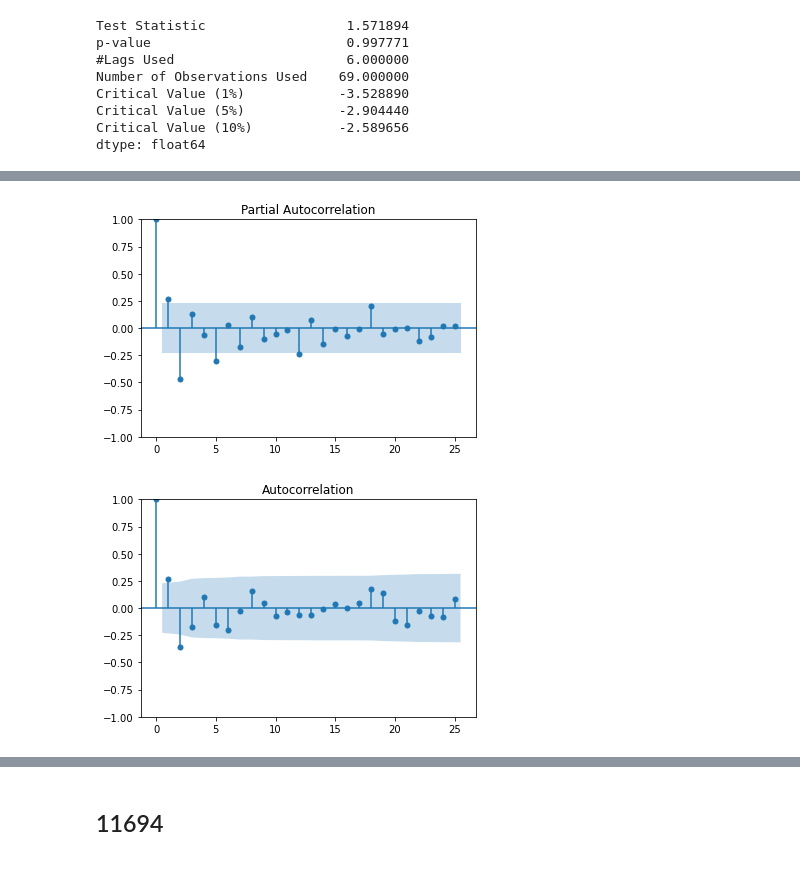
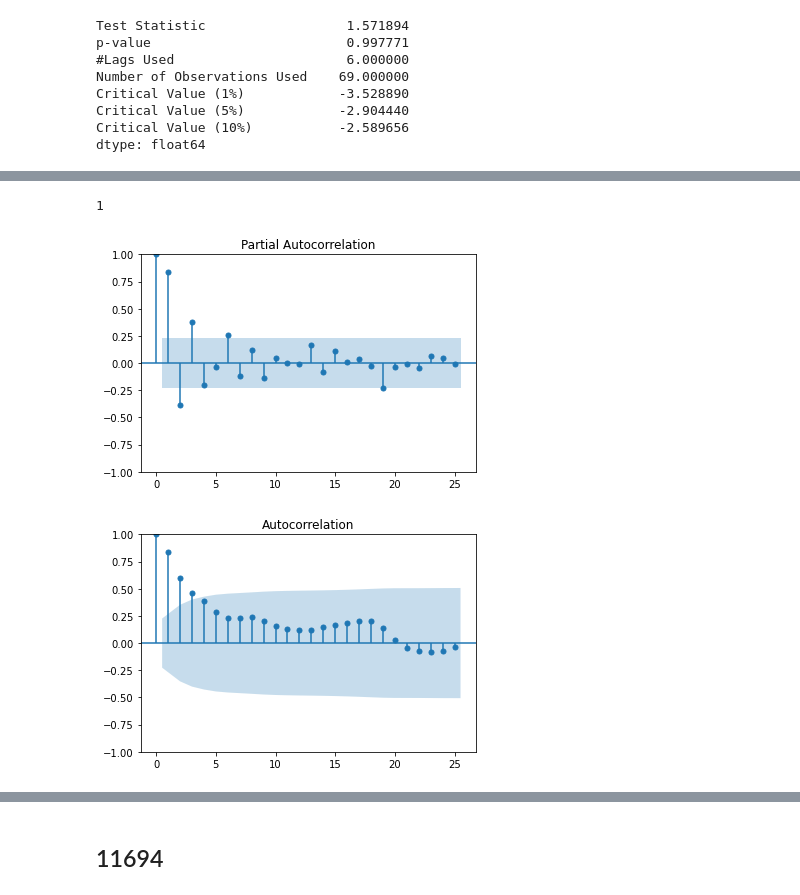
Before and after one commit to whyyoutoo/Forecasting-House-Price-Time-Series, a Jupyter notebook: Time_series_analysis.ipynb, the cells around one changed output, grey strips where cells are left out. Saved outputs shown, nothing was run; the diff lists cells and outputs as text; code cells hidden in the pictures.

```diff
--- a/Time_series_analysis.ipynb
+++ b/Time_series_analysis.ipynb
@@ -320,7 +367,5 @@ plt.ylim(.30,.60)
 # %%
-ny_df[(ny_df['07_11_roi'] > -0.125) & (ny_df['3_yr_roi'] > 0.3)].sort_values(by = '3_yr_roi', ascending = False)
+top10 = ny_df[(ny_df['07_11_roi'] > -0.125) & (ny_df['3_yr_roi'] > 0.3)]
-# %%
-top10 = ny_df[(ny_df['07_11_roi'] > -0.125) & (ny_df['3_yr_roi'] > 0.3)].sort_values(by = '3_yr_roi')
 # %%
 top10
 # %% [output]
@@ -361,10 +417,8 @@ def melt_data(df, zipcode):
     Takes the zillow_data dataset in wide form or a subset of the zillow_dataset.
     Returns a long-form datetime dataframe
     with the datetime column names as the index and the values as the 'values' column.
+    """
 
-    If more than one row is passes in the wide-form dataset, the values column
-    will be the mean of the values from the datetime columns in all of the rows.
-    """
     melted = pd.melt(df[df['RegionName'] == zipcode], id_vars=['RegionName'], var_name='time')
     melted['time'] = pd.to_datetime(melted['time'], infer_datetime_format=True)
     melted = melted.dropna(subset=['value'])
@@ -604,5 +669,9 @@ model_results = model_results.append({'Zipcode': '11355',
 # %%
 def split(df, zipcode):
+    '''
+    This will convert selected zipcode into long format and split into train
+    test sets.
+    '''
     ts = melt_data(df, zipcode)
     train = ts['2011-01':'2017-04']
     test = ts['2017-05':]
@@ -987,11 +936,13 @@ dtype: float64
+# %%
+ndiffs(train_11229, test='adf')
+# %% [output]
+1
 # %%
-ts_diff = train_11229.diff().diff().dropna()
-
-
+ts_diff = train_11229.diff().dropna()
 
 plot_pacf(ts_diff, lags = 25, method = 'ywm');
 plot_acf(ts_diff, lags = 25);
 # %% [output]
-[figure, old version]
+[figure, new version]
-[figure, old version]
+[figure, new version]
 # %%
```
Also changed, not shown: parts of 171 cells of this notebook.
